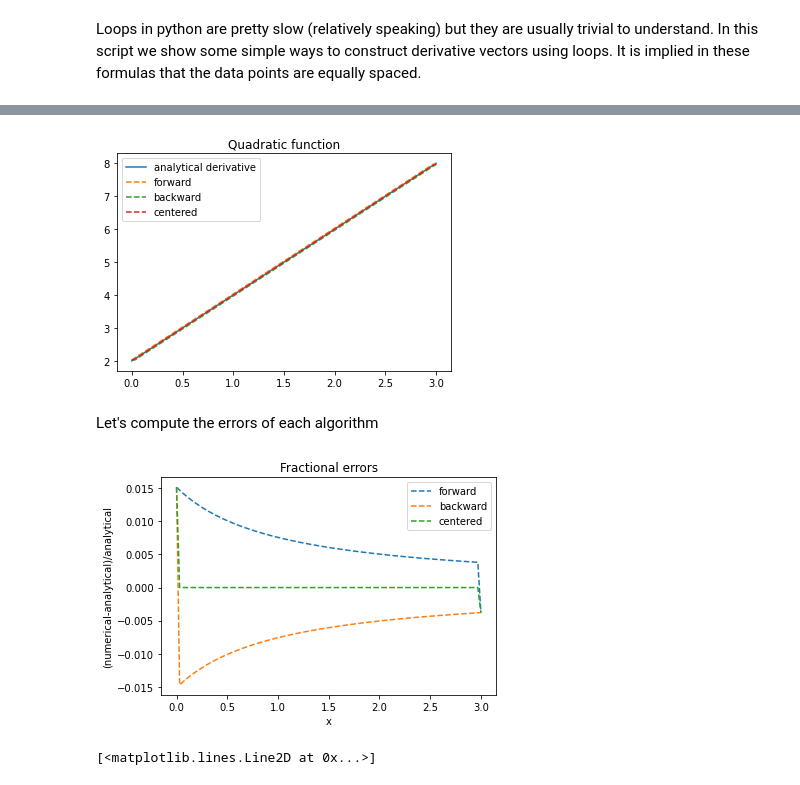
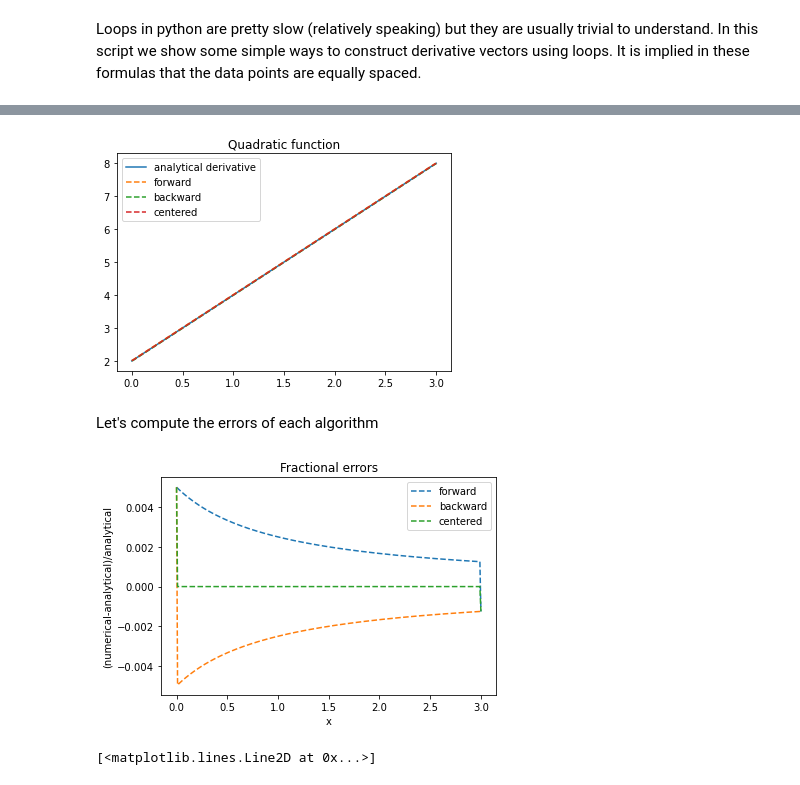
Before and after one commit to ds-connectors/Physics-88-Sp21, a Jupyter notebook: Week10/Lecture08a.ipynb, the cells around one changed output, grey strips where cells are left out. Saved outputs shown, nothing was run; the diff lists cells and outputs as text; code cells hidden in the pictures.

```diff
--- a/Week10/Lecture08a.ipynb
+++ b/Week10/Lecture08a.ipynb
@@ -23,7 +23,7 @@ work well for very smooth data. they are surprisingly fast even up to
 10000 points in the vector.
 '''
 
-x = np.linspace(0,3,100)
+x = np.linspace(0,3,300)
 y = x**2+2*x-5
 dy_analytical = 2*x+2
 '''
@@ -78,4 +78,4 @@ plt.show()
-[figure, old version]
+[figure, new version]
 # %% [markdown]
 Let's compute the errors of each algorithm
 # %%
@@ -93,7 +93,7 @@ plt.ylabel('(numerical-analytical)/analytical')
 legend(loc='upper right')
 plt.show()
 # %% [output]
-[figure, old version]
+[figure, new version]
 # %%
 plt.plot(x[1:-1],diff_dyc[1:-1],'g--')
 # %% [output]
```
Also changed, not shown: parts of 8 cells of this notebook, 2 other files.
